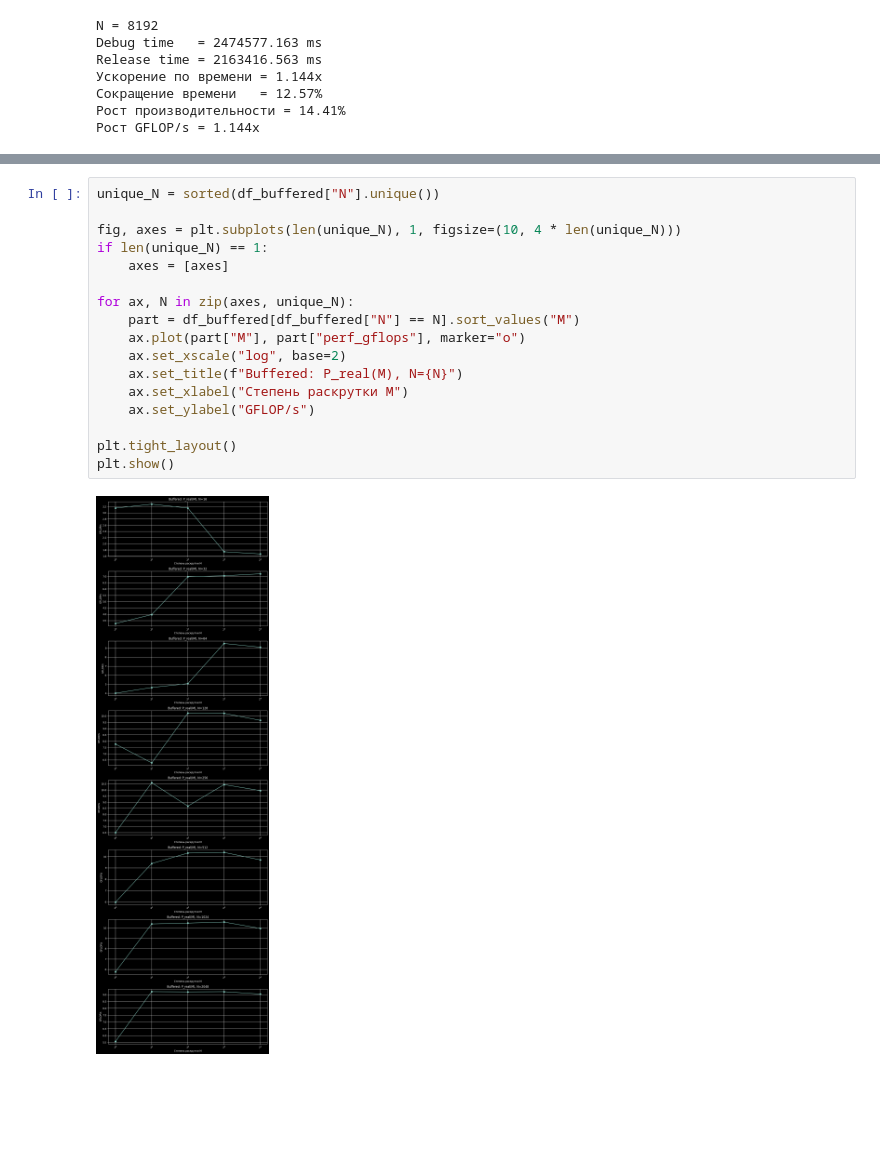
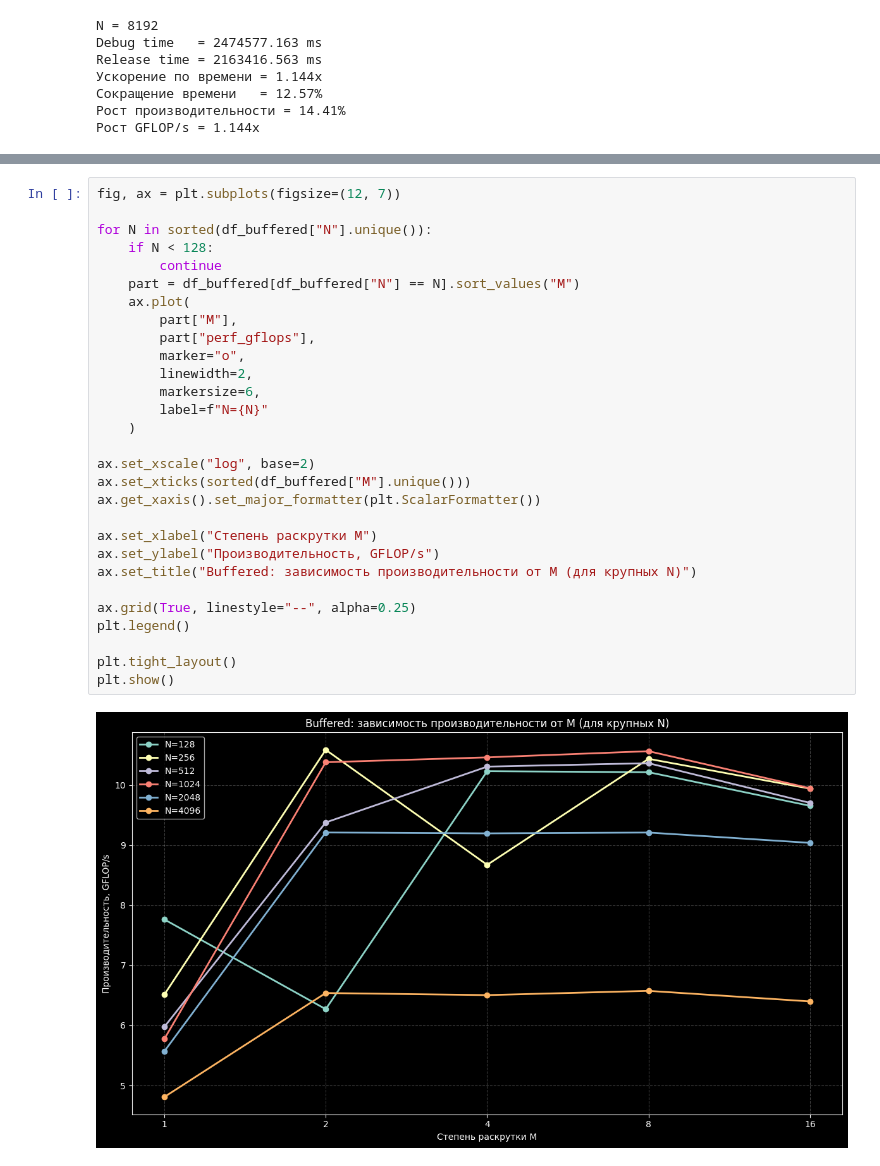
Before and after one commit to domster704/parallel-programming-labs, a Jupyter notebook: lab2-matrix-optimization/lab2-analyze.ipynb, the cells around one changed output, grey strips where cells are left out. Cells and saved outputs as stored; diff of their text form; blank space fills up the shorter version.

```diff
--- a/lab2-matrix-optimization/lab2-analyze.ipynb
+++ b/lab2-matrix-optimization/lab2-analyze.ipynb
@@ -451,19 +512,31 @@ plt.show()
 # %%
-unique_N = sorted(df_buffered["N"].unique())
+fig, ax = plt.subplots(figsize=(12, 7))
 
-fig, axes = plt.subplots(len(unique_N), 1, figsize=(10, 4 * len(unique_N)))
-if len(unique_N) == 1:
-    axes = [axes]
+for N in sorted(df_buffered["N"].unique()):
+    if N < 128:
+        continue
+    part = df_buffered[df_buffered["N"] == N].sort_values("M")
+    ax.plot(
+        part["M"],
+        part["perf_gflops"],
+        marker="o",
+        linewidth=2,
+        markersize=6,
+        label=f"N={N}"
+    )
 
-for ax, N in zip(axes, unique_N):
-    part = df_buffered[df_buffered["N"] == N].sort_values("M")
-    ax.plot(part["M"], part["perf_gflops"], marker="o")
-    ax.set_xscale("log", base=2)
-    ax.set_title(f"Buffered: P_real(M), N={N}")
-    ax.set_xlabel("Степень раскрутки M")
-    ax.set_ylabel("GFLOP/s")
+ax.set_xscale("log", base=2)
+ax.set_xticks(sorted(df_buffered["M"].unique()))
+ax.get_xaxis().set_major_formatter(plt.ScalarFormatter())
+
+ax.set_xlabel("Степень раскрутки M")
+ax.set_ylabel("Производительность, GFLOP/s")
+ax.set_title("Buffered: зависимость производительности от M (для крупных N)")
+
+ax.grid(True, linestyle="--", alpha=0.25)
+plt.legend()
 
 plt.tight_layout()
 plt.show()
 # %% [output]
-[figure, old version]
+[figure, new version]
```
Also changed, not shown: parts of 15 cells of this notebook, 1 other file.
